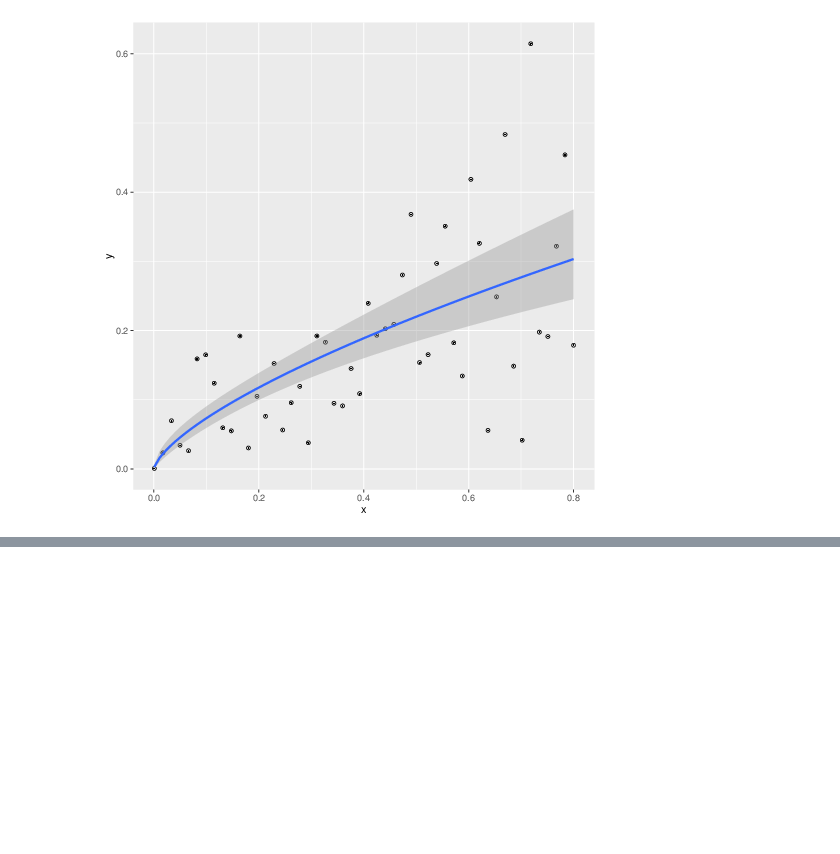
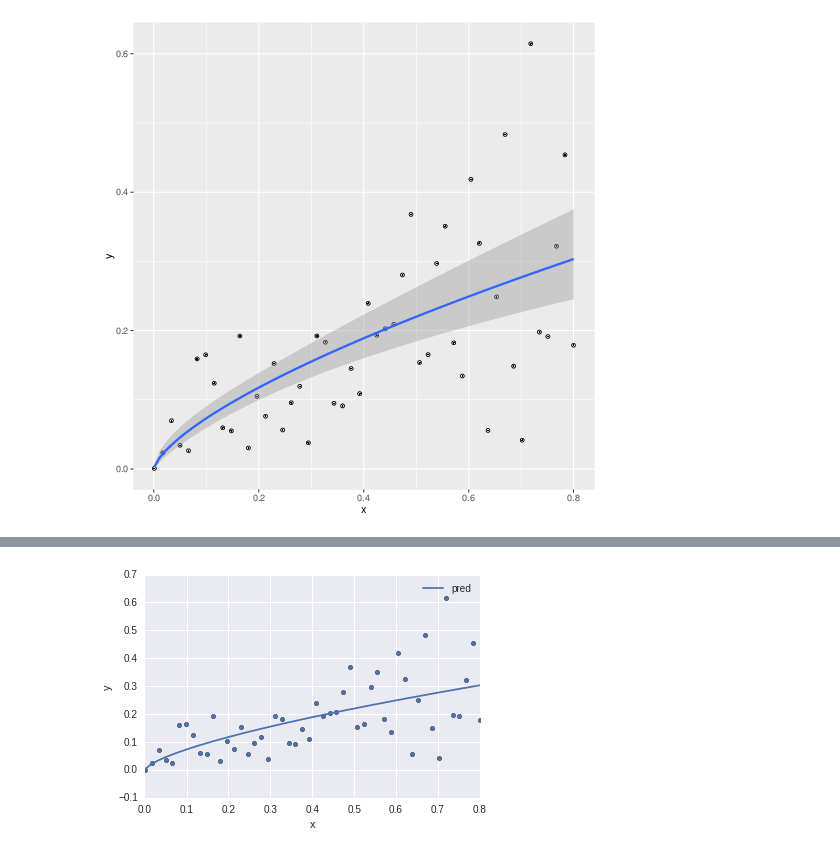
Before and after one commit to take-pwave/notebook, a Jupyter notebook: kubo-book/kubo_book_chap6.ipynb, the cells around one changed output, grey strips where cells are left out. Cells and saved outputs as stored; diff of their text form; code cells hidden in the pictures; blank space fills up the shorter version.

```diff
--- a/kubo-book/kubo_book_chap6.ipynb
+++ b/kubo-book/kubo_book_chap6.ipynb
@@ -477,0 +495,3 @@ postGraph(graph)
+# %%
+fit = smf.glm('y ~ np.log(x)', data=d, family=sm.families.Gamma(link=sm.families.links.log)).fit()
+fit.summary2()
@@ -477,0 +510,9 @@ postGraph(graph)
+# %%
+# 推定結果をd.predに追加して、プロット
+d['pred'] = fit.predict()
+# 分布をプロット
+ax = d.plot(kind='scatter', x='x', y='y')
+d.plot(kind='line', x='x', y='pred', ax=ax)
+plt.show()
+# %% [output]
+[figure, added]
```
Also changed, not shown: parts of 9 cells of this notebook, 1 other file.
